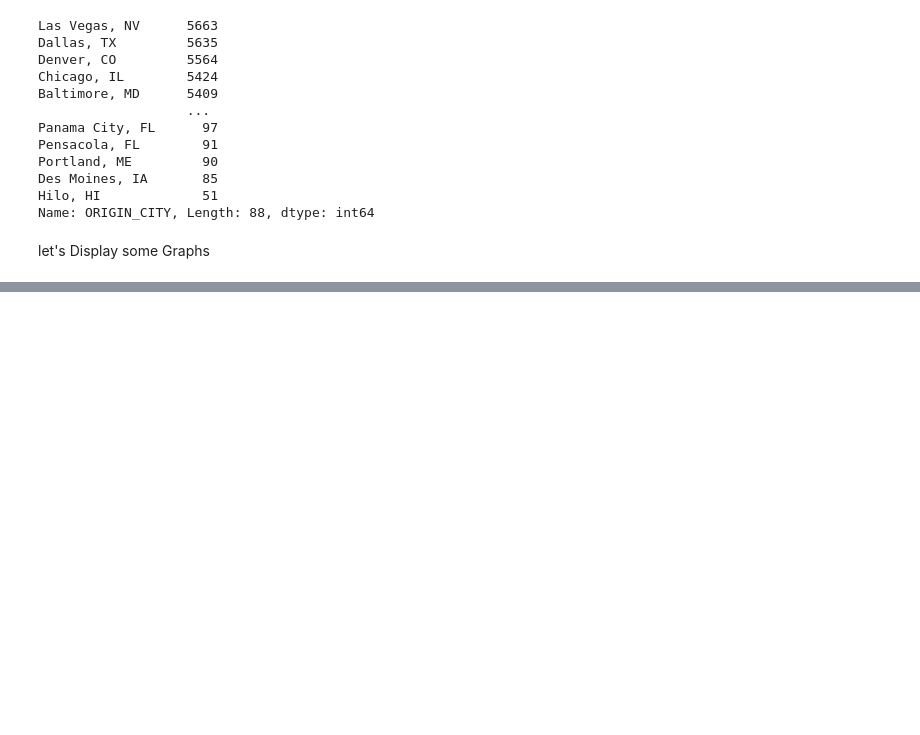
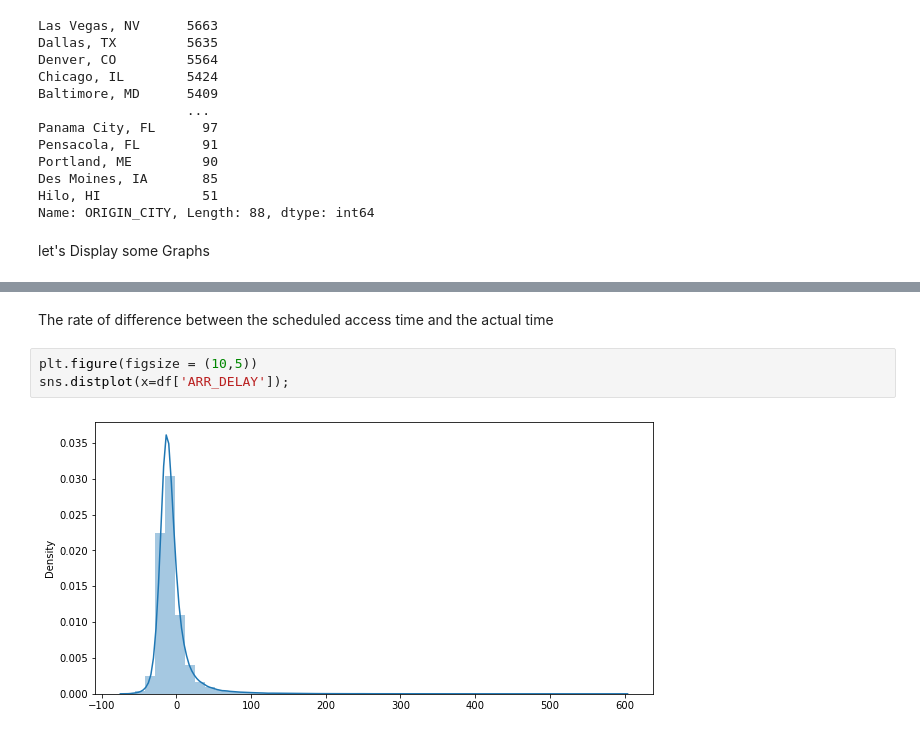
Before and after one commit to NawafNazer/Data_Science, a Jupyter notebook: My_Project.ipynb, the cells around one changed output, grey strips where cells are left out. Cells and saved outputs as stored; diff of their text form; blank space fills up the shorter version.

```diff
--- a/My_Project.ipynb
+++ b/My_Project.ipynb
@@ -324,0 +380,7 @@ df[df['FL_NUM'] == 795]  # This will desplay all flight number 795
+# %% [markdown]
+The rate of difference between the scheduled access time and the actual time
+# %%
+plt.figure(figsize = (10,5))
+sns.distplot(x=df['ARR_DELAY']);
+# %% [output]
+[figure, added]
```
Also changed, not shown: parts of 24 cells of this notebook.
